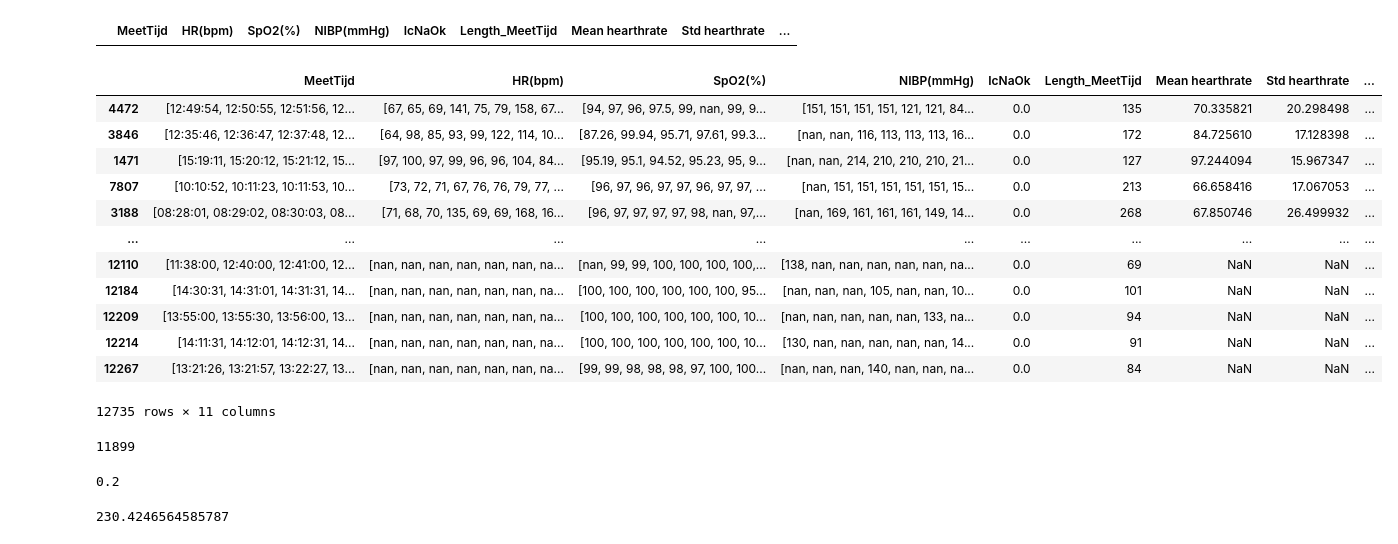
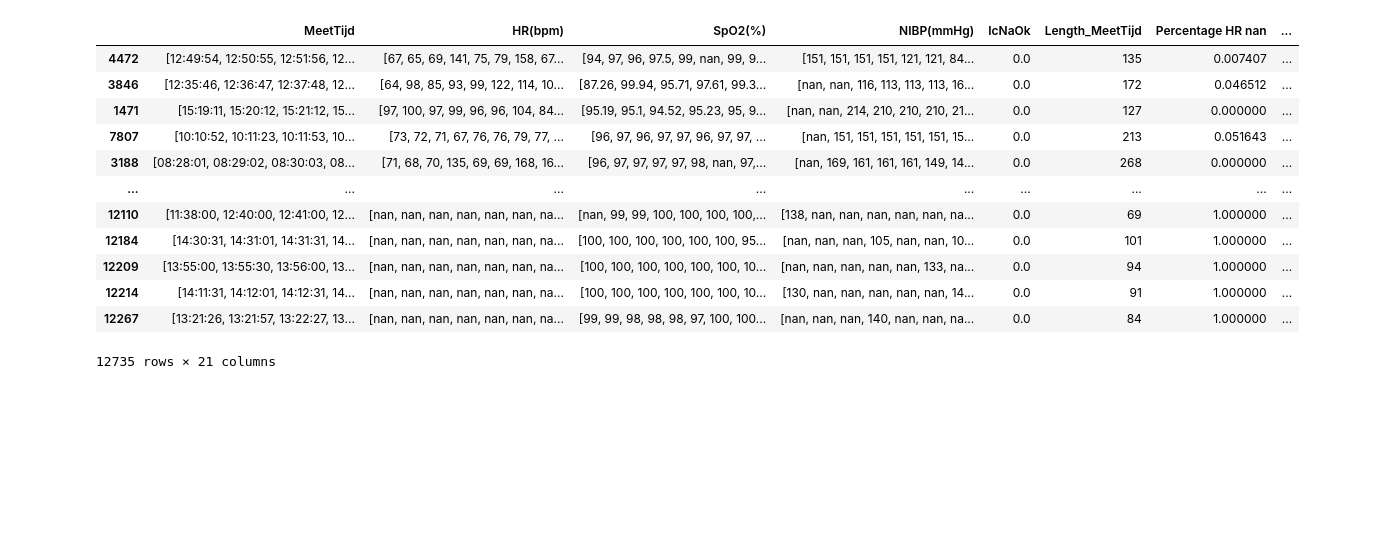
Before and after one commit to FlorisSchmidt/ML, a Jupyter notebook: feature_extraction.ipynb, the cells around one changed output. Cells and saved outputs as stored; diff of their text form; code cells hidden in the pictures; blank space fills up the shorter version.

Commit message:
Added visuals,new dataframe

```diff
--- a/feature_extraction.ipynb
+++ b/feature_extraction.ipynb
@@ -24,39 +26,29 @@ data
 # %%
-data['Mean hearthrate'] = data['HR(bpm)'].apply(lambda x: np.nanmean(x.astype(float)))
-data['Std hearthrate'] = data['HR(bpm)'].apply(lambda x: np.nanstd(x.astype(float)))
-data['Max hearthrate'] = data['HR(bpm)'].apply(lambda x: np.nanmax(x.astype(float)))
-data['Min hearthrate'] = data['HR(bpm)'].apply(lambda x: np.nanmin(x.astype(float)))
+data['Mean HR'] = data['HR(bpm)'].apply(lambda x: np.nanmean(x.astype(float)))
+data['Std HR'] = data['HR(bpm)'].apply(lambda x: np.nanstd(x.astype(float)))
+data['Max HR'] = data['HR(bpm)'].apply(lambda x: np.nanmax(x.astype(float)))
+data['Min HR'] = data['HR(bpm)'].apply(lambda x: np.nanmin(x.astype(float)))
+data['Mean SpO2'] = data['SpO2(%)'].apply(lambda x: np.nanmean(x.astype(float)))
+data['Std SpO2'] = data['SpO2(%)'].apply(lambda x: np.nanstd(x.astype(float)))
+data['Max SpO2'] = data['SpO2(%)'].apply(lambda x: np.nanmax(x.astype(float)))
+data['Min SpO2'] = data['SpO2(%)'].apply(lambda x: np.nanmin(x.astype(float)))
+data['Mean NIBP'] = data['NIBP(mmHg)'].apply(lambda x: np.nanmean(x.astype(float)))
+data['Std NIBP'] = data['NIBP(mmHg)'].apply(lambda x: np.nanstd(x.astype(float)))
+data['Max NIBP'] = data['NIBP(mmHg)'].apply(lambda x: np.nanmax(x.astype(float)))
+data['Min NIBP'] = data['NIBP(mmHg)'].apply(lambda x: np.nanmin(x.astype(float)))
-# %%
-data[data['Mean hearthrate']==np.nan]
-# %% [output]
-|  | MeetTijd | HR(bpm) | SpO2(%) | NIBP(mmHg) | IcNaOk | Length_MeetTijd | Mean hearthrate | Std hearthrate | ... |
-# %%
-data['Percentage HR nan'] = data['HR(bpm)'].apply(lambda x: np.isnan(x.astype(float)).sum()/len(x))
 # %%
-data.sort_values(by=['Min hearthrate'], ascending=True)
+data.sort_values(by=['Min HR'], ascending=True)
 # %% [output]
-|  | MeetTijd | HR(bpm) | SpO2(%) | NIBP(mmHg) | IcNaOk | Length_MeetTijd | Mean hearthrate | Std hearthrate | ... |
-| 4472 | [12:49:54, 12:50:55, 12:51:56, 12... | [67, 65, 69, 141, 75, 79, 158, 67... | [94, 97, 96, 97.5, 99, nan, 99, 9... | [151, 151, 151, 151, 121, 121, 84... | 0.0 | 135 | 70.335821 | 20.298498 | ... |
-| 3846 | [12:35:46, 12:36:47, 12:37:48, 12... | [64, 98, 85, 93, 99, 122, 114, 10... | [87.26, 99.94, 95.71, 97.61, 99.3... | [nan, nan, 116, 113, 113, 113, 16... | 0.0 | 172 | 84.725610 | 17.128398 | ... |
-| 1471 | [15:19:11, 15:20:12, 15:21:12, 15... | [97, 100, 97, 99, 96, 96, 104, 84... | [95.19, 95.1, 94.52, 95.23, 95, 9... | [nan, nan, 214, 210, 210, 210, 21... | 0.0 | 127 | 97.244094 | 15.967347 | ... |
-| 7807 | [10:10:52, 10:11:23, 10:11:53, 10... | [73, 72, 71, 67, 76, 76, 79, 77, ... | [96, 97, 96, 97, 97, 96, 97, 97, ... | [nan, 151, 151, 151, 151, 151, 15... | 0.0 | 213 | 66.658416 | 17.067053 | ... |
-| 3188 | [08:28:01, 08:29:02, 08:30:03, 08... | [71, 68, 70, 135, 69, 69, 168, 16... | [96, 97, 97, 97, 97, 98, nan, 97,... | [nan, 169, 161, 161, 161, 149, 14... | 0.0 | 268 | 67.850746 | 26.499932 | ... |
-| ... | ... | ... | ... | ... | ... | ... | ... | ... | ... |
-| 12110 | [11:38:00, 12:40:00, 12:41:00, 12... | [nan, nan, nan, nan, nan, nan, na... | [nan, 99, 99, 100, 100, 100, 100,... | [138, nan, nan, nan, nan, nan, na... | 0.0 | 69 | NaN | NaN | ... |
-| 12184 | [14:30:31, 14:31:01, 14:31:31, 14... | [nan, nan, nan, nan, nan, nan, na... | [100, 100, 100, 100, 100, 100, 95... | [nan, nan, nan, 105, nan, nan, 10... | 0.0 | 101 | NaN | NaN | ... |
-| 12209 | [13:55:00, 13:55:30, 13:56:00, 13... | [nan, nan, nan, nan, nan, nan, na... | [100, 100, 100, 100, 100, 100, 10... | [nan, nan, nan, nan, nan, 133, na... | 0.0 | 94 | NaN | NaN | ... |
-| 12214 | [14:11:31, 14:12:01, 14:12:31, 14... | [nan, nan, nan, nan, nan, nan, na... | [100, 100, 100, 100, 100, 100, 10... | [130, nan, nan, nan, nan, nan, 14... | 0.0 | 91 | NaN | NaN | ... |
-| 12267 | [13:21:26, 13:21:57, 13:22:27, 13... | [nan, nan, nan, nan, nan, nan, na... | [99, 99, 98, 98, 98, 97, 100, 100... | [nan, nan, nan, 140, nan, nan, na... | 0.0 | 84 | NaN | NaN | ... |
+|  | MeetTijd | HR(bpm) | SpO2(%) | NIBP(mmHg) | IcNaOk | Length_MeetTijd | Percentage HR nan | ... |
+| 4472 | [12:49:54, 12:50:55, 12:51:56, 12... | [67, 65, 69, 141, 75, 79, 158, 67... | [94, 97, 96, 97.5, 99, nan, 99, 9... | [151, 151, 151, 151, 121, 121, 84... | 0.0 | 135 | 0.007407 | ... |
+| 3846 | [12:35:46, 12:36:47, 12:37:48, 12... | [64, 98, 85, 93, 99, 122, 114, 10... | [87.26, 99.94, 95.71, 97.61, 99.3... | [nan, nan, 116, 113, 113, 113, 16... | 0.0 | 172 | 0.046512 | ... |
+| 1471 | [15:19:11, 15:20:12, 15:21:12, 15... | [97, 100, 97, 99, 96, 96, 104, 84... | [95.19, 95.1, 94.52, 95.23, 95, 9... | [nan, nan, 214, 210, 210, 210, 21... | 0.0 | 127 | 0.000000 | ... |
+| 7807 | [10:10:52, 10:11:23, 10:11:53, 10... | [73, 72, 71, 67, 76, 76, 79, 77, ... | [96, 97, 96, 97, 97, 96, 97, 97, ... | [nan, 151, 151, 151, 151, 151, 15... | 0.0 | 213 | 0.051643 | ... |
+| 3188 | [08:28:01, 08:29:02, 08:30:03, 08... | [71, 68, 70, 135, 69, 69, 168, 16... | [96, 97, 97, 97, 97, 98, nan, 97,... | [nan, 169, 161, 161, 161, 149, 14... | 0.0 | 268 | 0.000000 | ... |
+| ... | ... | ... | ... | ... | ... | ... | ... | ... |
+| 12110 | [11:38:00, 12:40:00, 12:41:00, 12... | [nan, nan, nan, nan, nan, nan, na... | [nan, 99, 99, 100, 100, 100, 100,... | [138, nan, nan, nan, nan, nan, na... | 0.0 | 69 | 1.000000 | ... |
+| 12184 | [14:30:31, 14:31:01, 14:31:31, 14... | [nan, nan, nan, nan, nan, nan, na... | [100, 100, 100, 100, 100, 100, 95... | [nan, nan, nan, 105, nan, nan, 10... | 0.0 | 101 | 1.000000 | ... |
+| 12209 | [13:55:00, 13:55:30, 13:56:00, 13... | [nan, nan, nan, nan, nan, nan, na... | [100, 100, 100, 100, 100, 100, 10... | [nan, nan, nan, nan, nan, 133, na... | 0.0 | 94 | 1.000000 | ... |
+| 12214 | [14:11:31, 14:12:01, 14:12:31, 14... | [nan, nan, nan, nan, nan, nan, na... | [100, 100, 100, 100, 100, 100, 10... | [130, nan, nan, nan, nan, nan, 14... | 0.0 | 91 | 1.000000 | ... |
+| 12267 | [13:21:26, 13:21:57, 13:22:27, 13... | [nan, nan, nan, nan, nan, nan, na... | [99, 99, 98, 98, 98, 97, 100, 100... | [nan, nan, nan, 140, nan, nan, na... | 0.0 | 84 | 1.000000 | ... |
-12735 rows × 11 columns
+12735 rows × 21 columns
-# %%
-len(data[data['Percentage HR nan']<0.05])
-# %% [output]
-11899
-# %%
-np.isnan(np.array([1,1,1,1,np.nan])).sum()/5
-# %% [output]
-0.2
-# %%
-data['Length_MeetTijd'].mean()
-# %% [output]
-230.4246564585787
```
Also changed, not shown: parts of 8 cells of this notebook, 3 other files.
